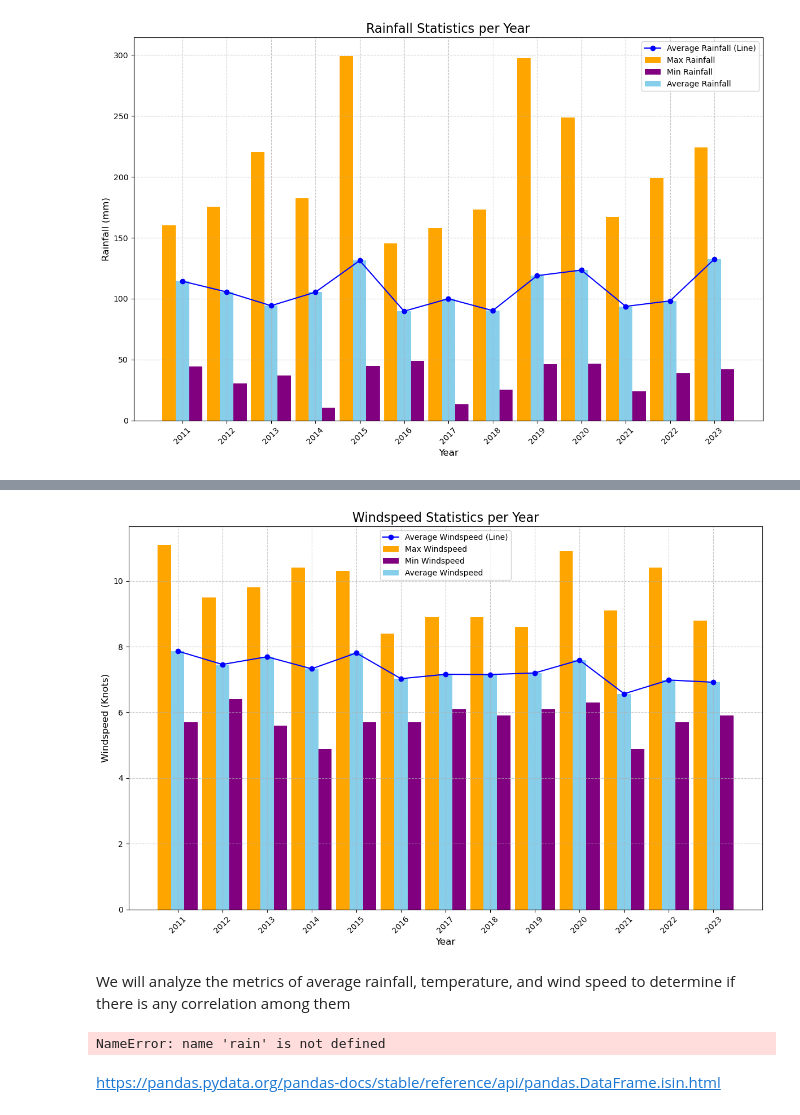
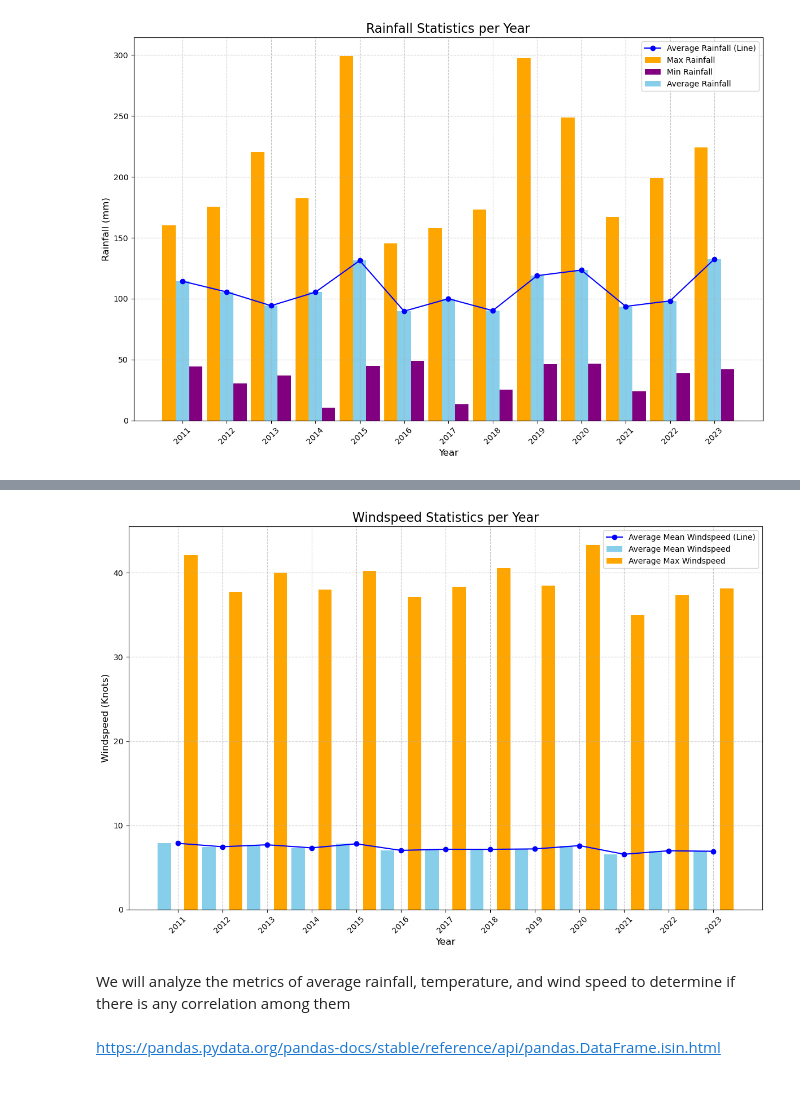
Before and after one commit to MattiDoubleU/PFDA, a Jupyter notebook: Project/Project2024.ipynb, the cells around one changed output, grey strips where cells are left out. Drawn from its saved outputs; the diff is of its cells as text; code cells hidden in the pictures.

Commit message:
Fixing plots

```diff
--- a/Project/Project2024.ipynb
+++ b/Project/Project2024.ipynb
@@ -114,7 +114,7 @@ df
 Calculate average rainfall per year.
 # %%
 # Ensure the 'rain' column is numeric.
-df['rain'] = pd.to_numeric(df['rain'], errors='coerce')
+df.loc[:, 'rain'] = pd.to_numeric(df['rain'], errors='coerce')
 
 # Group by year and calculate average rainfall.
 avg_rainfall_per_year = df.groupby('year')['rain'].mean().reset_index()
@@ -164,9 +159,6 @@ plt.show()
 # %% [markdown]
 Average rainfall per year oscillates between under 100 mm in some years to way over 120 mm in other years. Let's have a look at the minimum and maximum averages per year.
 # %%
-# Ensure the 'rain' column is numeric.
-df['rain'] = pd.to_numeric(df['rain'], errors='coerce')
-
 # Group by year and calculate average, max, and min rainfall.
 rainfall_stats = df.groupby('year')['rain'].agg(['mean', 'max', 'min']).reset_index()
 
@@ -231,13 +218,3 @@ plt.tight_layout()
 plt.show()
 # %% [output]
 [figure]
-# %%
-# Ensure the 'meant' column is numeric.
-df['meant'] = pd.to_numeric(df['meant'], errors='coerce')
-
-# Group by year and calculate average, max, and min temperature.
-temp_stats = df.groupby('year')['meant'].agg(['mean', 'max', 'min']).reset_index()
-
-# Print the numeric output for each year's temperature statistics.
-print("Temperature Statistics per Year:")
-print(temp_stats)
@@ -300,10 +263,0 @@ plt.show()
-# %%
-# Ensure the 'wdsp' column is numeric.
-df['wdsp'] = pd.to_numeric(df['wdsp'], errors='coerce')
-
-# Group by year and calculate average, max, and min temperature.
-wdsp_stats = df.groupby('year')['wdsp'].agg(['mean', 'max', 'min']).reset_index()
-
-# Print the numeric output for each year's temperature statistics.
-print("Windspeed Statistics per Year:")
-print(wdsp_stats)
@@ -331,44 +264,43 @@ See the caveats in the documentation: https://pandas.pydata.org/pandas-docs/stab
 # %%
+# Ensure the 'wdsp' and 'mxgt' columns are numeric.
+df.loc[:, 'wdsp'] = pd.to_numeric(df['wdsp'], errors='coerce')
+df.loc[:, 'maxgt'] = pd.to_numeric(df['maxgt'], errors='coerce')
+
+# Group by year and calculate the average temperature statistics.
+wdsp_stats = df.groupby('year')[['wdsp', 'maxgt']].mean().reset_index()
+
 # Plot.
 plt.figure(figsize=(12, 8))  # Set the figure size.
 
 # Bar chart for max temperature.
-plt.bar(wdsp_stats['year'] - 0.3, wdsp_stats['max'], width=0.3, color='orange', label='Max Windspeed')
+plt.bar(wdsp_stats['year'] - 0.3, wdsp_stats['wdsp'], width=0.3, color='skyblue', label='Average Mean Windspeed')
 
 # Bar chart for min temperature.
-plt.bar(wdsp_stats['year'] + 0.3, wdsp_stats['min'], width=0.3, color='purple', label='Min Windspeed')
+plt.bar(wdsp_stats['year'] + 0.3, wdsp_stats['maxgt'], width=0.3, color='orange', label='Average Max Windspeed')
 
-# Bar chart for average temperature.
-plt.bar(wdsp_stats['year'], wdsp_stats['mean'], width=0.3, color='skyblue', label='Average Windspeed')
-
-# Line chart for average temperature.
-plt.plot(wdsp_stats['year'], wdsp_stats['mean'], marker='o', color='blue', linestyle='-', label='Average Windspeed (Line)')
+# Line chart for mean temperature.
+plt.plot(wdsp_stats['year'], wdsp_stats['wdsp'], marker='o', color='blue', linestyle='-', label='Average Mean Windspeed (Line)')
 
 # Title and labels.
 plt.title('Windspeed Statistics per Year', fontsize=16)
 plt.xlabel('Year', fontsize=12)
 plt.ylabel('Windspeed (Knots)', fontsize=12)
 
 # X-axis.
 plt.xticks(wdsp_stats['year'], rotation=45)
 
 # Legend.
 plt.legend()
 
 # Add a grid for better visualization.
 plt.grid(visible=True, linestyle='--', alpha=0.7)
 
 # Adjust layout and display the plot.
 plt.tight_layout()
 plt.show()
 # %% [output]
-[figure, old version]
+[figure, new version]
 # %% [markdown]
 We will analyze the metrics of average rainfall, temperature, and wind speed to determine if there is any correlation among them
-# %%
-# Measure the correlation
-np.corrcoef(rain, wdsp)
-# %% [output]
-NameError: name 'rain' is not defined
 # %% [markdown]
 https://pandas.pydata.org/pandas-docs/stable/reference/api/pandas.DataFrame.isin.html
```
Also changed, not shown: parts of 7 cells of this notebook.
